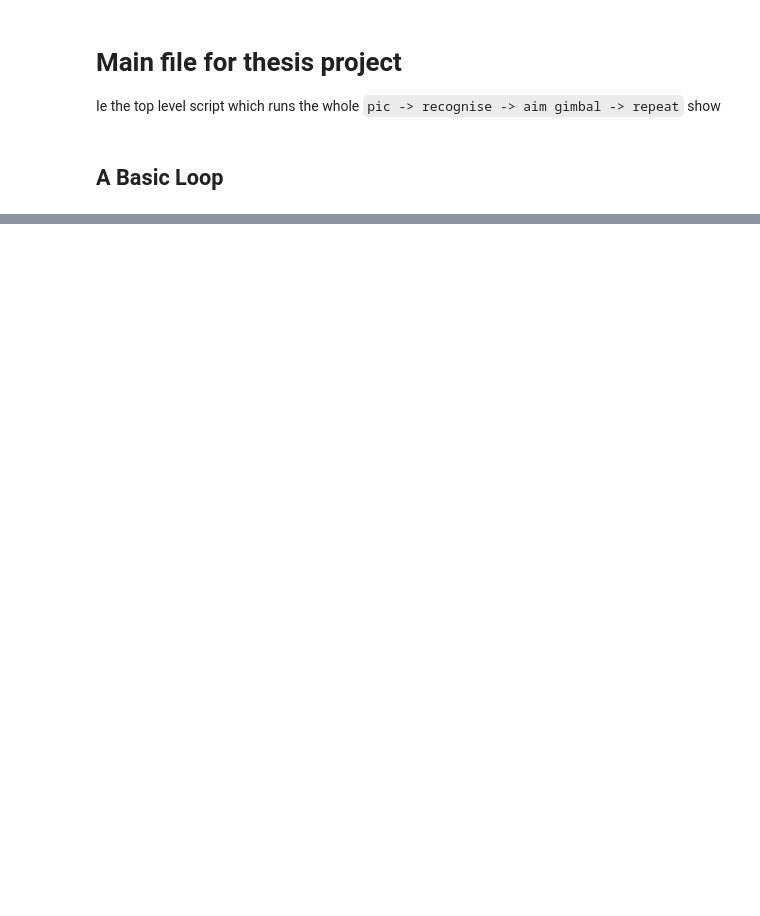
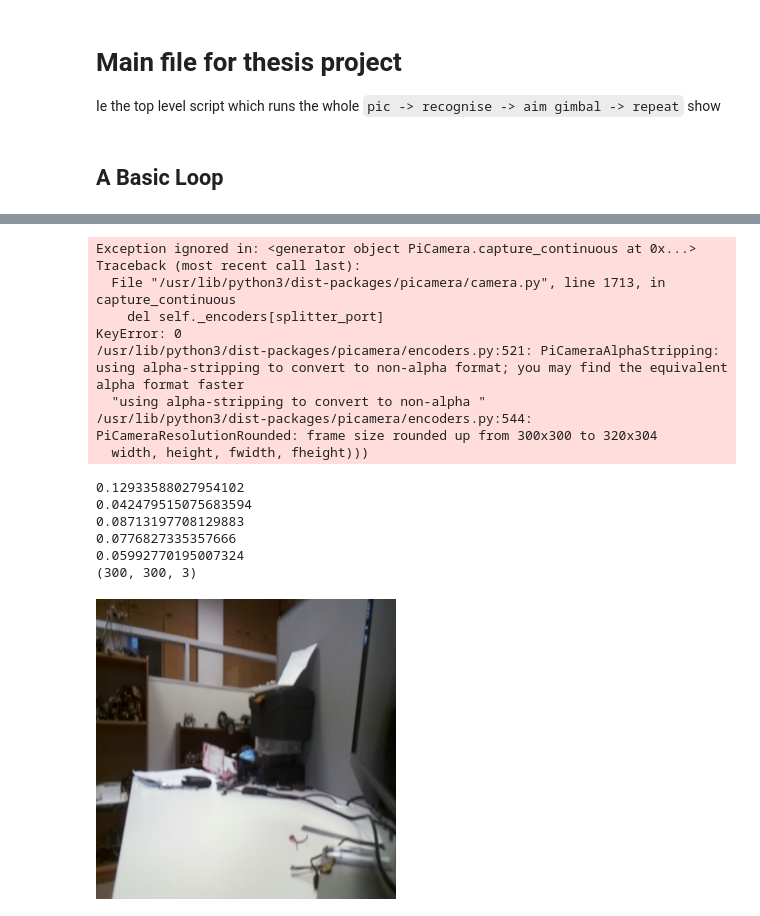
Before and after one commit to alknemeyer/EEE4022S-Thesis-Project, a Jupyter notebook: Final code/main.ipynb, the cells around one changed output, grey strips where cells are left out. Drawn from its saved outputs; the diff is of its cells as text; code cells hidden in the pictures; blank space fills up the shorter version.

```diff
--- a/Final code/main.ipynb
+++ b/Final code/main.ipynb
@@ -49,11 +49,12 @@ IC = ImageClassifier(
     graph_filename='../Models/MobileNet_SSD_caffe/graph',
     label_filename='../Models/MobileNet_SSD_caffe/categories.txt',
     class_of_interest='person',
-    camera_resolution=(1640,922),
+    camera_resolution=(1640, 922),
+    camera_FOV=(62.2, 48.8),
     debug=False)
 
 # constants
-total_run_time = 20 # seconds
+total_run_time = 10 # seconds
 t_loop_desired = 0.05       # seconds = 50 ms
 
 # get EKFs trained up on the initial angles
@@ -86,7 +87,7 @@ while True:
     ######################### LOG THE GIMBAL ANGLES #########################
     gc_angles = gc.get_motor_angles()
     gc_angles['yaw'] = ((gc_angles['yaw']+90) % 180)-90 # get rid of erroneous spikes
-    gc_angles['pitch'] = ((gc_angles['pitch']+90) % 180)-90
+    gc_angles['pitch'] = ((-gc_angles['pitch']+90) % 180)-90
 
     gc_logger_time[gc_i % gc_logger_len] = time.time()
     gc_logger_yaw[gc_i % gc_logger_len] = gc_angles['yaw']
@@ -99,19 +100,21 @@ while True:
 
     # if there is a new result waiting...
     if not IC.dict_queue.empty():
-        print('.',end='')
+#         print('.',end='')
         bb, bb_angles, photo_time = IC.get_result()
+        print('bb_angles =', bb_angles)
 
         # and there was an actual object detected...
         if bb_angles != -1:
             (phi_x1, phi_y1), (phi_x2, phi_y2) = bb_angles
             phi_yaw = (phi_x1 + phi_x2)/2
-            phi_pitch = (phi_y1 + phi_y2)/2
+            phi_pitch = -(phi_y1 + phi_y2)/2 # come as negative angles
 
             idx = np.argmin(np.abs(gc_logger_time - photo_time)) # time closest to the photo time
 
             EKF_yaw.predict()
             EKF_pitch.predict()
+
             EKF_yaw.update(phi_yaw + gc_logger_yaw[idx])
             EKF_pitch.update(phi_pitch + gc_logger_pitch[idx])
 
@@ -122,7 +125,13 @@ while True:
     ######################### CONTROL #########################
 #     desired_yaw = EKF_yaw.get_pos()
     desired_yaw = EKF_yaw.predict_ahead(time.time() - t_since_nn_update)
-    gc.send_angle_command(0, 0, desired_yaw)  # NOTE: NO PITCH
+    desired_pitch = EKF_pitch.predict_ahead(time.time() - t_since_nn_update)
+
+    desired_pitch = min(max(desired_pitch, -45), 90) # bounds are (-45, 90)
+    desired_yaw = min(max(desired_yaw, -60), 60)
+    gc.send_angle_command(roll=0, pitch=20, yaw=0)
+    print('desired_yaw =', desired_yaw)
+    print('desired_pitch =', desired_pitch)
 
     ######################### TIMING #########################
     t_end = time.time()
@@ -171,0 +193,36 @@ plot_util(plt)
+# %%
+cam_shape = (1640, 922)
+nn_shape = (300, 300)
+with picamera.PiCamera(resolution=cam_shape, framerate=90, sensor_mode=5) as camera:
+    time.sleep(1)
+    frame = picamera.array.PiRGBArray(camera, size=nn_shape)
+    cont_capture = camera.capture_continuous(frame, 'rgb',
+                                             resize=nn_shape,
+                                             use_video_port=True)# use GPU for resizing
+    for i in range(5):
+        frame.seek(0)
+        frame.truncate(0)
+        t = time.time()
+        next(cont_capture)
+        print(time.time() - t)
+        im = frame.array
+
+print(im.shape)
+PIL.Image.fromarray(im)
+# %% [output]
+Exception ignored in: <generator object PiCamera.capture_continuous at 0x...>
+Traceback (most recent call last):
+  File "/usr/lib/python3/dist-packages/picamera/camera.py", line 1713, in capture_continuous
+    del self._encoders[splitter_port]
+KeyError: 0
+/usr/lib/python3/dist-packages/picamera/encoders.py:521: PiCameraAlphaStripping: using alpha-stripping to convert to non-alpha format; you may find the equivalent alpha format faster
+  "using alpha-stripping to convert to non-alpha "
+/usr/lib/python3/dist-packages/picamera/encoders.py:544: PiCameraResolutionRounded: frame size rounded up from 300x300 to 320x304
+  width, height, fwidth, fheight)))
+0.12933588027954102
+0.042479515075683594
+0.08713197708129883
+0.0776827335357666
+0.05992770195007324
+(300, 300, 3)
+[figure, added]
```
Also changed, not shown: parts of 11 cells of this notebook, 1 other file.
